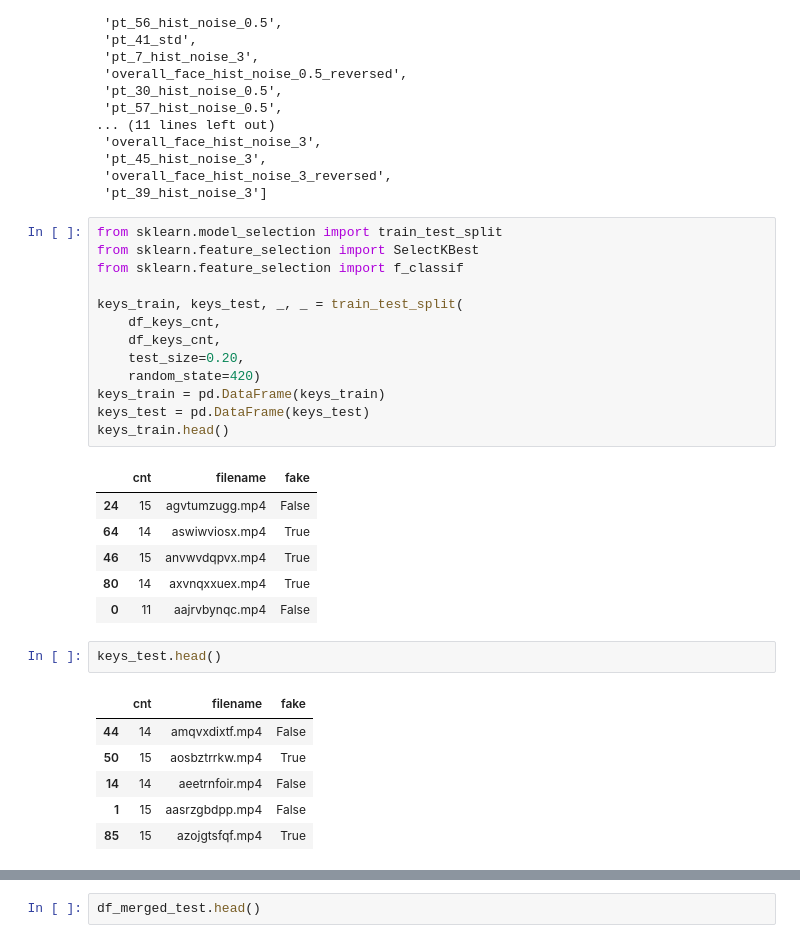
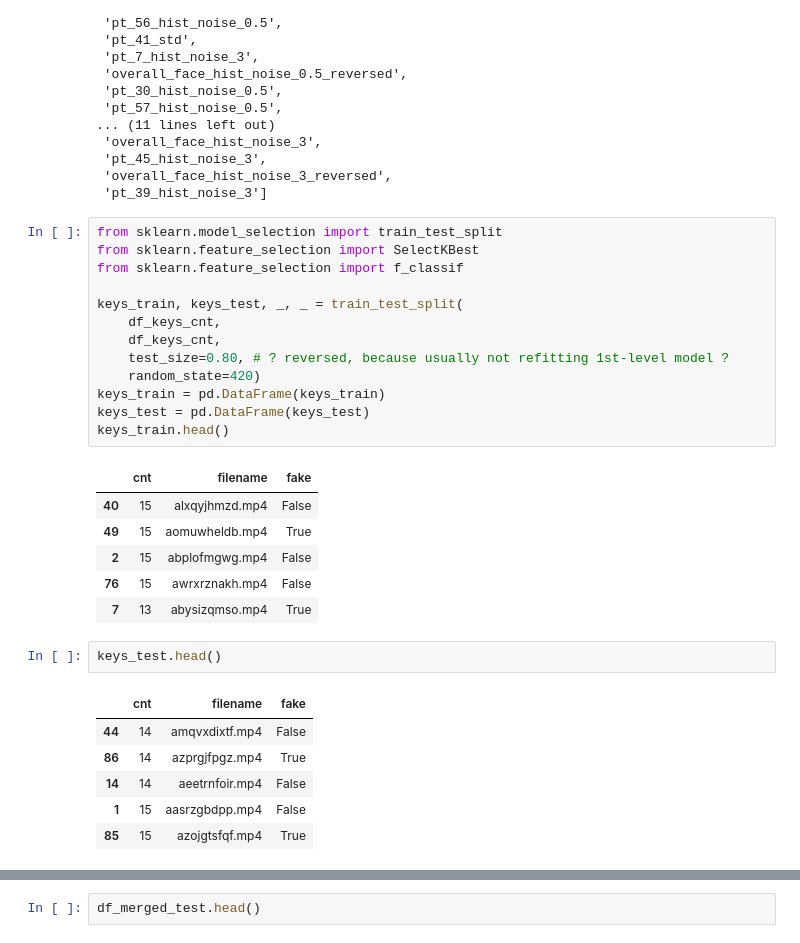
Before and after one commit to Trickster2038/BmstuDeepFake, a Jupyter notebook: notebook3.ipynb, the cells around one changed output, grey strips where cells are left out. Cells and saved outputs as stored; diff of their text form.

```diff
--- a/notebook3.ipynb
+++ b/notebook3.ipynb
@@ -122,29 +122,29 @@ features
 # %%
 from sklearn.model_selection import train_test_split
 from sklearn.feature_selection import SelectKBest
 from sklearn.feature_selection import f_classif
 
 keys_train, keys_test, _, _ = train_test_split(
     df_keys_cnt,
     df_keys_cnt,
-    test_size=0.20,
+    test_size=0.80, # ? reversed, because usually not refitting 1st-level model ?
     random_state=420)
 keys_train = pd.DataFrame(keys_train)
 keys_test = pd.DataFrame(keys_test)
 keys_train.head()
 # %% [output]
 |  | cnt | filename | fake |
-| 24 | 15 | agvtumzugg.mp4 | False |
-| 64 | 14 | aswiwviosx.mp4 | True |
-| 46 | 15 | anvwvdqpvx.mp4 | True |
-| 80 | 14 | axvnqxxuex.mp4 | True |
-| 0 | 11 | aajrvbynqc.mp4 | False |
+| 40 | 15 | alxqyjhmzd.mp4 | False |
+| 49 | 15 | aomuwheldb.mp4 | True |
+| 2 | 15 | abplofmgwg.mp4 | False |
+| 76 | 15 | awrxrznakh.mp4 | False |
+| 7 | 13 | abysizqmso.mp4 | True |
 # %%
 keys_test.head()
 # %% [output]
 |  | cnt | filename | fake |
 | 44 | 14 | amqvxdixtf.mp4 | False |
-| 50 | 15 | aosbztrrkw.mp4 | True |
+| 86 | 14 | azprgjfpgz.mp4 | True |
 | 14 | 14 | aeetrnfoir.mp4 | False |
 | 1 | 15 | aasrzgbdpp.mp4 | False |
 | 85 | 15 | azojgtsfqf.mp4 | True |
```
Also changed, not shown: parts of 17 cells of this notebook, 4 other files.
